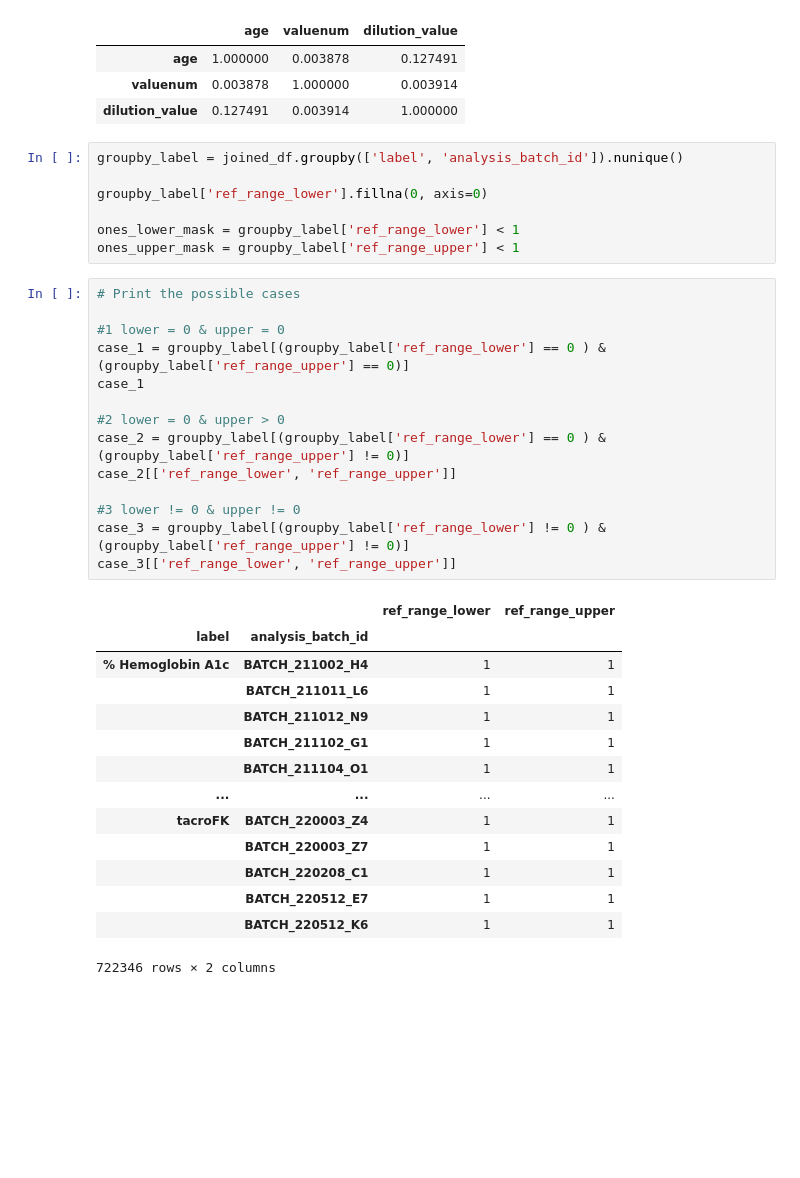
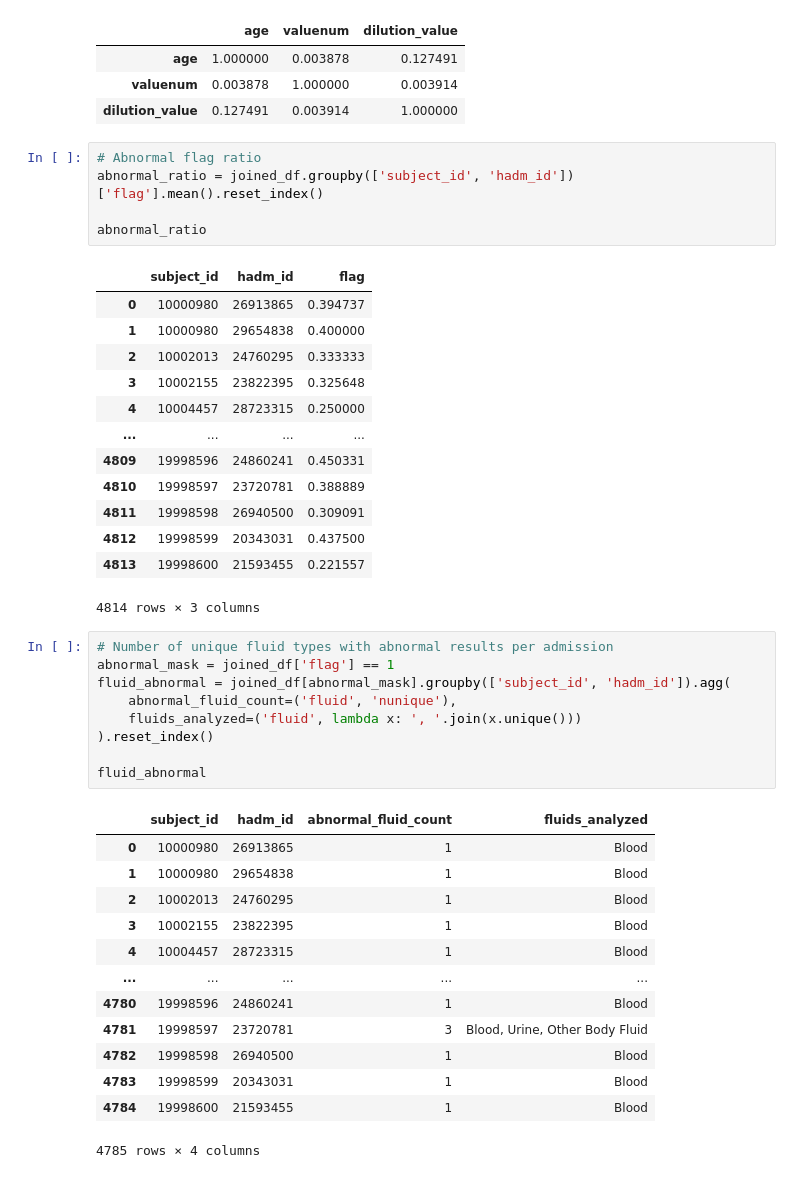
Before and after one commit to TommyTokk/DA4DH, a Jupyter notebook: notebooks/DataPreparation/join.ipynb, the cells around one changed output. Cells and saved outputs as stored; diff of their text form; blank space fills up the shorter version.

```diff
--- a/notebooks/DataPreparation/join.ipynb
+++ b/notebooks/DataPreparation/join.ipynb
@@ -119,38 +119,44 @@ joined_df[['age', 'valuenum', 'dilution_value']].corr("spearman")
 | valuenum | 0.003878 | 1.000000 | 0.003914 |
 | dilution_value | 0.127491 | 0.003914 | 1.000000 |
 # %%
-groupby_label = joined_df.groupby(['label', 'analysis_batch_id']).nunique()
+# Abnormal flag ratio
+abnormal_ratio = joined_df.groupby(['subject_id', 'hadm_id'])['flag'].mean().reset_index()
 
-groupby_label['ref_range_lower'].fillna(0, axis=0)
-
-ones_lower_mask = groupby_label['ref_range_lower'] < 1
-ones_upper_mask = groupby_label['ref_range_upper'] < 1
+abnormal_ratio
+# %% [output]
+|  | subject_id | hadm_id | flag |
+| 0 | 10000980 | 26913865 | 0.394737 |
+| 1 | 10000980 | 29654838 | 0.400000 |
+| 2 | 10002013 | 24760295 | 0.333333 |
+| 3 | 10002155 | 23822395 | 0.325648 |
+| 4 | 10004457 | 28723315 | 0.250000 |
+| ... | ... | ... | ... |
+| 4809 | 19998596 | 24860241 | 0.450331 |
+| 4810 | 19998597 | 23720781 | 0.388889 |
+| 4811 | 19998598 | 26940500 | 0.309091 |
+| 4812 | 19998599 | 20343031 | 0.437500 |
+| 4813 | 19998600 | 21593455 | 0.221557 |
+4814 rows × 3 columns
-# %%
-# Print the possible cases
-
-#1 lower = 0 & upper = 0
-case_1 = groupby_label[(groupby_label['ref_range_lower'] == 0 ) & (groupby_label['ref_range_upper'] == 0)]
-case_1
-
-#2 lower = 0 & upper > 0
-case_2 = groupby_label[(groupby_label['ref_range_lower'] == 0 ) & (groupby_label['ref_range_upper'] != 0)]
-case_2[['ref_range_lower', 'ref_range_upper']]
-
-#3 lower != 0 & upper != 0
-case_3 = groupby_label[(groupby_label['ref_range_lower'] != 0 ) & (groupby_label['ref_range_upper'] != 0)]
-case_3[['ref_range_lower', 'ref_range_upper']]
-# %% [output]
-|  |  | ref_range_lower | ref_range_upper |
-| label | analysis_batch_id |  |  |
-| % Hemoglobin A1c | BATCH_211002_H4 | 1 | 1 |
-|  | BATCH_211011_L6 | 1 | 1 |
-|  | BATCH_211012_N9 | 1 | 1 |
-|  | BATCH_211102_G1 | 1 | 1 |
-|  | BATCH_211104_O1 | 1 | 1 |
-| ... | ... | ... | ... |
-| tacroFK | BATCH_220003_Z4 | 1 | 1 |
-|  | BATCH_220003_Z7 | 1 | 1 |
-|  | BATCH_220208_C1 | 1 | 1 |
-|  | BATCH_220512_E7 | 1 | 1 |
-|  | BATCH_220512_K6 | 1 | 1 |
-722346 rows × 2 columns
+# %%
+# Number of unique fluid types with abnormal results per admission
+abnormal_mask = joined_df['flag'] == 1
+fluid_abnormal = joined_df[abnormal_mask].groupby(['subject_id', 'hadm_id']).agg(
+    abnormal_fluid_count=('fluid', 'nunique'),
+    fluids_analyzed=('fluid', lambda x: ', '.join(x.unique()))
+).reset_index()
+
+fluid_abnormal
+# %% [output]
+|  | subject_id | hadm_id | abnormal_fluid_count | fluids_analyzed |
+| 0 | 10000980 | 26913865 | 1 | Blood |
+| 1 | 10000980 | 29654838 | 1 | Blood |
+| 2 | 10002013 | 24760295 | 1 | Blood |
+| 3 | 10002155 | 23822395 | 1 | Blood |
+| 4 | 10004457 | 28723315 | 1 | Blood |
+| ... | ... | ... | ... | ... |
+| 4780 | 19998596 | 24860241 | 1 | Blood |
+| 4781 | 19998597 | 23720781 | 3 | Blood, Urine, Other Body Fluid |
+| 4782 | 19998598 | 26940500 | 1 | Blood |
+| 4783 | 19998599 | 20343031 | 1 | Blood |
+| 4784 | 19998600 | 21593455 | 1 | Blood |
+4785 rows × 4 columns
```
Also changed, not shown: parts of 5 cells of this notebook.
